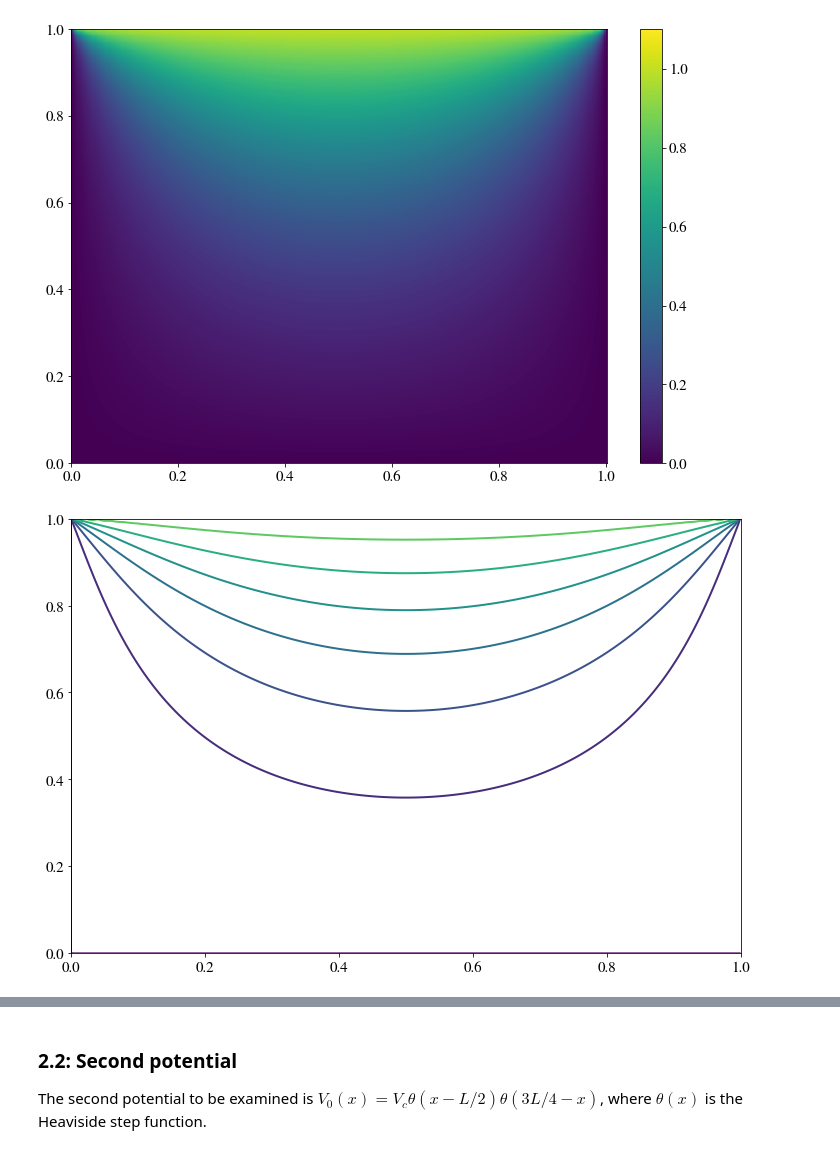
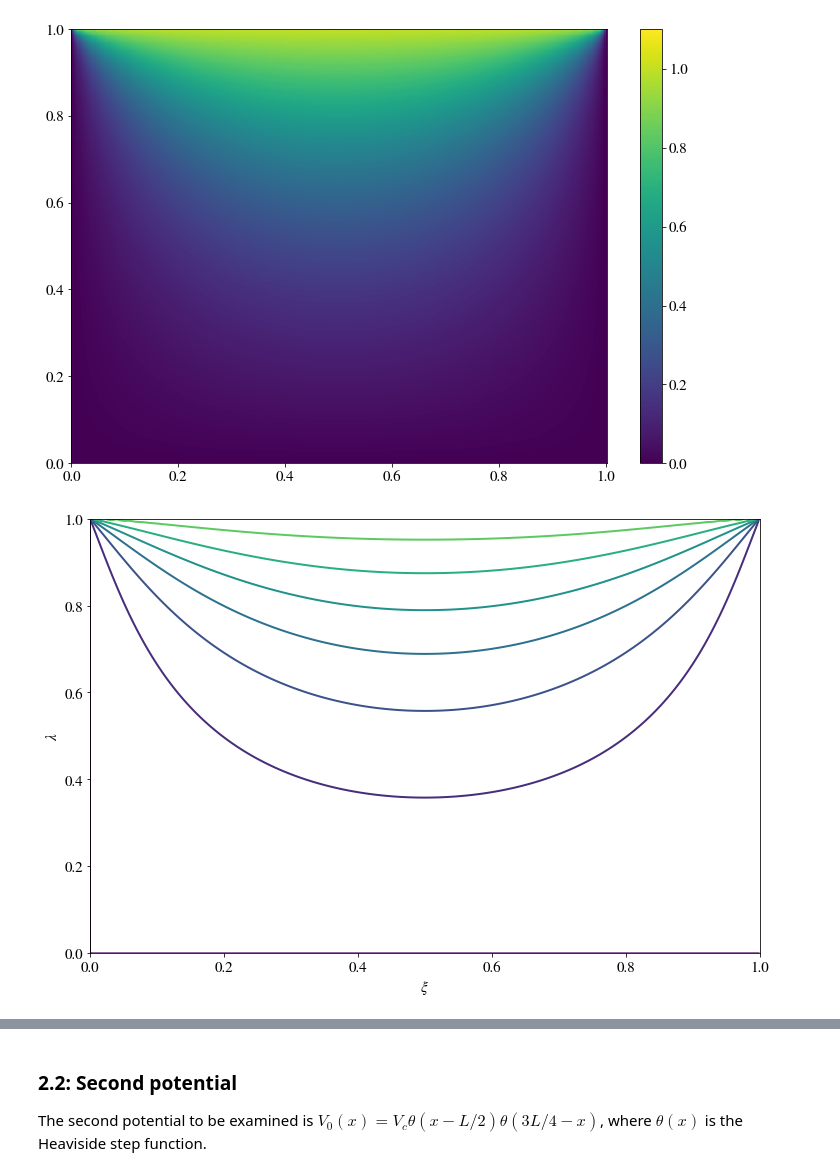
Before and after one commit to sindrelothe/TFY4240, a Jupyter notebook: Project/01-Project_test.ipynb, the cells around one changed output, grey strips where cells are left out. Saved outputs shown, nothing was run; the diff lists cells and outputs as text; code cells hidden in the pictures.

```diff
--- a/Project/01-Project_test.ipynb
+++ b/Project/01-Project_test.ipynb
@@ -172,8 +175,11 @@ plt.show()
 [figure]
 # %%
 plt.contour(xx, yy, V_matrix)
+plt.savefig("pot1_contour.pdf")
+plt.xlabel(r"$\xi$")
+plt.ylabel(r"$\lambda$")
 plt.show()
 # %% [output]
-[figure, old version]
+[figure, new version]
 # %%
 K = 10
```
Also changed, not shown: parts of 7 cells of this notebook, 8 other files.
